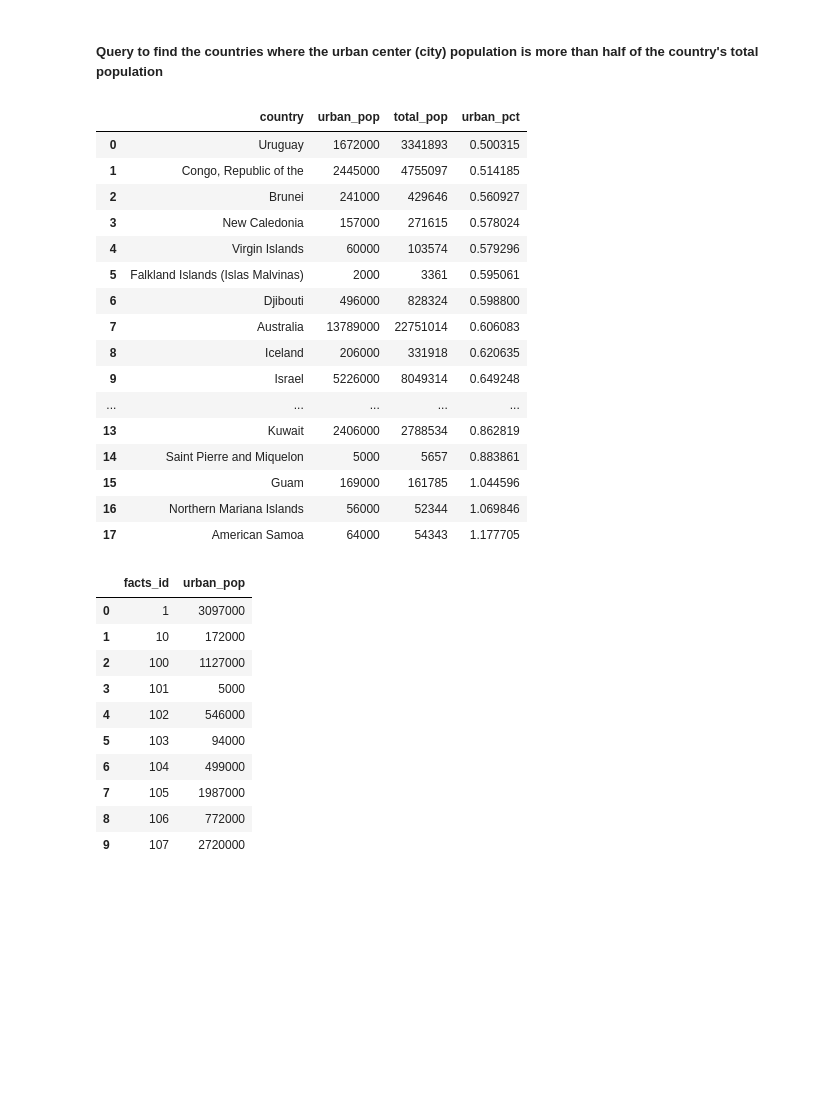
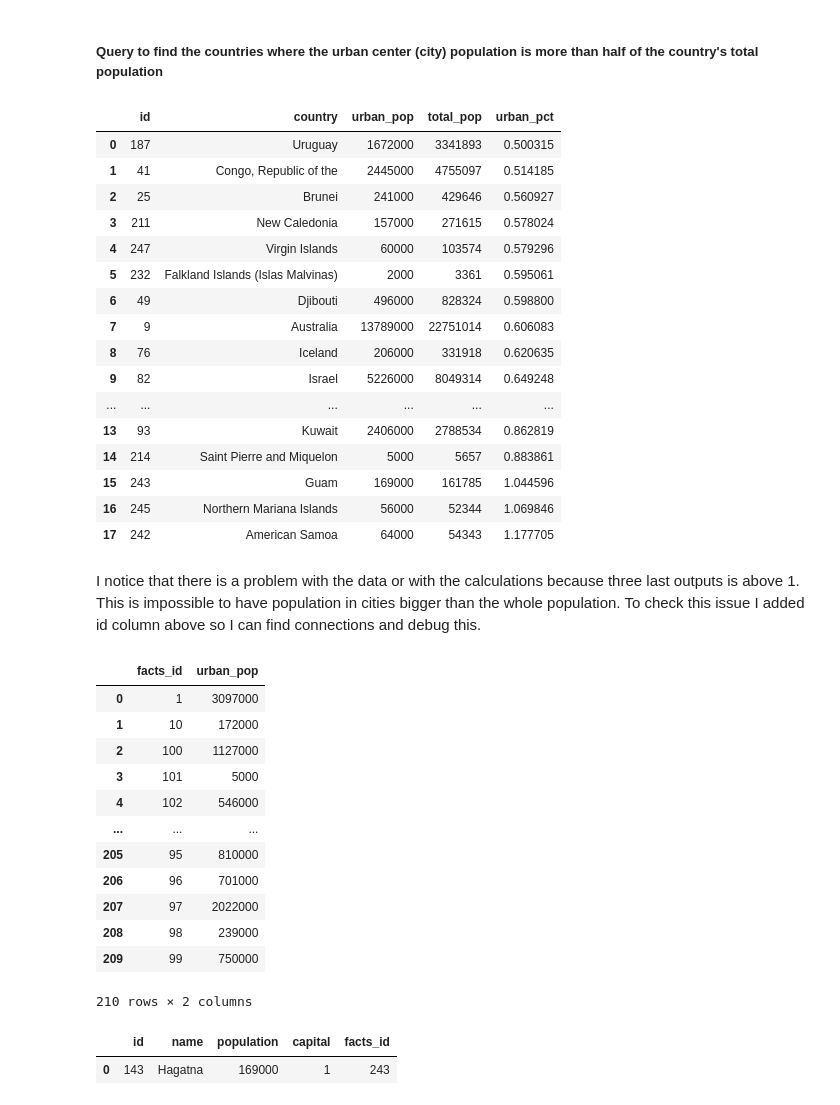
Before and after one commit to Ysbail/MiniProjects, a Jupyter notebook: SQL/The_World_Factbook.ipynb, the cells around one changed output. Drawn from its saved outputs; the diff is of its cells as text; code cells hidden in the pictures; blank space fills up the shorter version.

Commit message:
verify incorrect data

```diff
--- a/SQL/The_World_Factbook.ipynb
+++ b/SQL/The_World_Factbook.ipynb
@@ -445,47 +445,51 @@ pd.read_sql_query(query, connection).head(10)
 ##### Query to find the countries where the urban center (city) population is more than half of the country's total population
 # %%
 query = '''SELECT
+                f.id,
                 f.name country,
                 urban_pop,
                 f.population total_pop,
                 CAST(urban_pop as FLOAT)/CAST(f.population as FLOAT) urban_pct
             FROM facts f
             INNER JOIN (
                         SELECT
                             facts_id,
                             SUM(population) urban_pop
                         FROM cities
                         GROUP BY 1
                         )
                         c ON c.facts_id = f.id
             WHERE urban_pct > 0.5
-            ORDER by 4 ASC'''
+            ORDER by 5 ASC'''
 pd.read_sql_query(query, connection)
 # %% [output]
-|  | country | urban_pop | total_pop | urban_pct |
-| 0 | Uruguay | 1672000 | 3341893 | 0.500315 |
-| 1 | Congo, Republic of the | 2445000 | 4755097 | 0.514185 |
-| 2 | Brunei | 241000 | 429646 | 0.560927 |
-| 3 | New Caledonia | 157000 | 271615 | 0.578024 |
-| 4 | Virgin Islands | 60000 | 103574 | 0.579296 |
-| 5 | Falkland Islands (Islas Malvinas) | 2000 | 3361 | 0.595061 |
-| 6 | Djibouti | 496000 | 828324 | 0.598800 |
-| 7 | Australia | 13789000 | 22751014 | 0.606083 |
-| 8 | Iceland | 206000 | 331918 | 0.620635 |
-| 9 | Israel | 5226000 | 8049314 | 0.649248 |
-| ... | ... | ... | ... | ... |
-| 13 | Kuwait | 2406000 | 2788534 | 0.862819 |
-| 14 | Saint Pierre and Miquelon | 5000 | 5657 | 0.883861 |
-| 15 | Guam | 169000 | 161785 | 1.044596 |
-| 16 | Northern Mariana Islands | 56000 | 52344 | 1.069846 |
-| 17 | American Samoa | 64000 | 54343 | 1.177705 |
+|  | id | country | urban_pop | total_pop | urban_pct |
+| 0 | 187 | Uruguay | 1672000 | 3341893 | 0.500315 |
+| 1 | 41 | Congo, Republic of the | 2445000 | 4755097 | 0.514185 |
+| 2 | 25 | Brunei | 241000 | 429646 | 0.560927 |
+| 3 | 211 | New Caledonia | 157000 | 271615 | 0.578024 |
+| 4 | 247 | Virgin Islands | 60000 | 103574 | 0.579296 |
+| 5 | 232 | Falkland Islands (Islas Malvinas) | 2000 | 3361 | 0.595061 |
+| 6 | 49 | Djibouti | 496000 | 828324 | 0.598800 |
+| 7 | 9 | Australia | 13789000 | 22751014 | 0.606083 |
+| 8 | 76 | Iceland | 206000 | 331918 | 0.620635 |
+| 9 | 82 | Israel | 5226000 | 8049314 | 0.649248 |
+| ... | ... | ... | ... | ... | ... |
+| 13 | 93 | Kuwait | 2406000 | 2788534 | 0.862819 |
+| 14 | 214 | Saint Pierre and Miquelon | 5000 | 5657 | 0.883861 |
+| 15 | 243 | Guam | 169000 | 161785 | 1.044596 |
+| 16 | 245 | Northern Mariana Islands | 56000 | 52344 | 1.069846 |
+| 17 | 242 | American Samoa | 64000 | 54343 | 1.177705 |
+# %% [markdown]
+I notice that there is a problem with the data or with the calculations because three last outputs is above 1. This is impossible to have population in cities bigger than the whole population. To check this issue I added id column above so I can find connections and debug this.
 # %%
 query = '''SELECT
                 facts_id,
-                SUM(population) urban_pop
+            SUM(population) urban_pop
             FROM cities
             GROUP BY 1'''
-pd.read_sql_query(query, connection).head(10)
+
+pd.read_sql_query(query, connection)
 # %% [output]
 |  | facts_id | urban_pop |
 | 0 | 1 | 3097000 |
@@ -493,8 +497,18 @@ pd.read_sql_query(query, connection).head(10)
 | 2 | 100 | 1127000 |
 | 3 | 101 | 5000 |
 | 4 | 102 | 546000 |
-| 5 | 103 | 94000 |
-| 6 | 104 | 499000 |
-| 7 | 105 | 1987000 |
-| 8 | 106 | 772000 |
-| 9 | 107 | 2720000 |
+| ... | ... | ... |
+| 205 | 95 | 810000 |
+| 206 | 96 | 701000 |
+| 207 | 97 | 2022000 |
+| 208 | 98 | 239000 |
+| 209 | 99 | 750000 |
+210 rows × 2 columns
+# %%
+query = '''SELECT *
+            FROM cities
+            WHERE facts_id == 243'''
+pd.read_sql_query(query, connection)
+# %% [output]
+|  | id | name | population | capital | facts_id |
+| 0 | 143 | Hagatna | 169000 | 1 | 243 |
```
Also changed, not shown: parts of 8 cells of this notebook.
